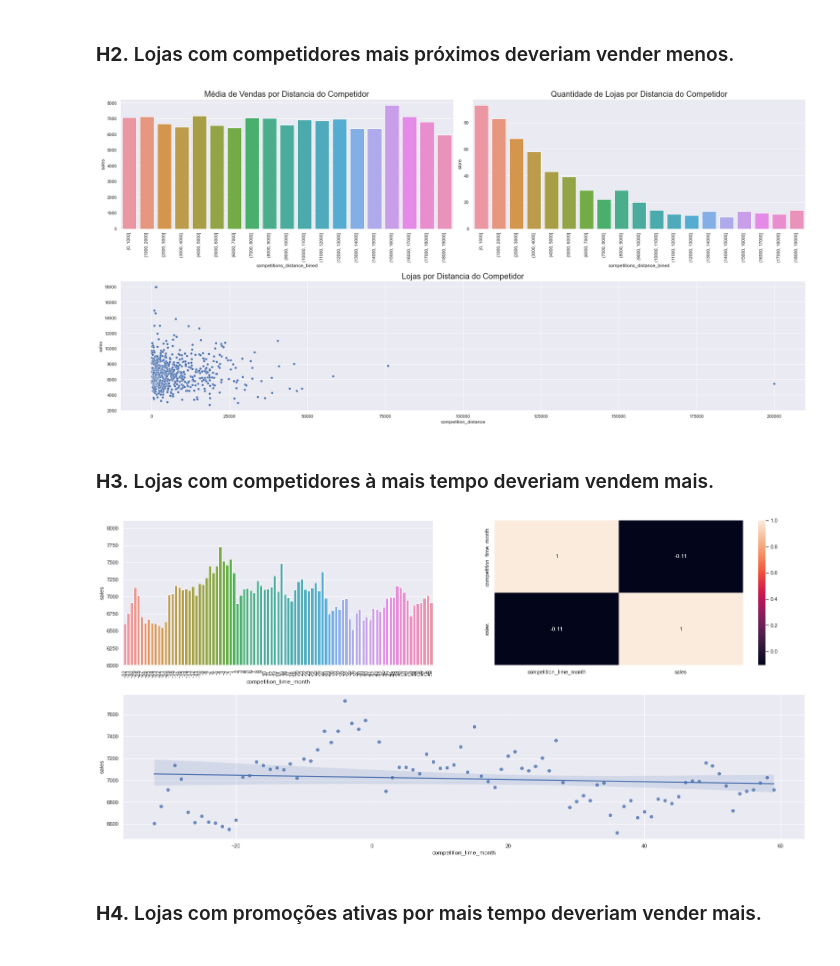
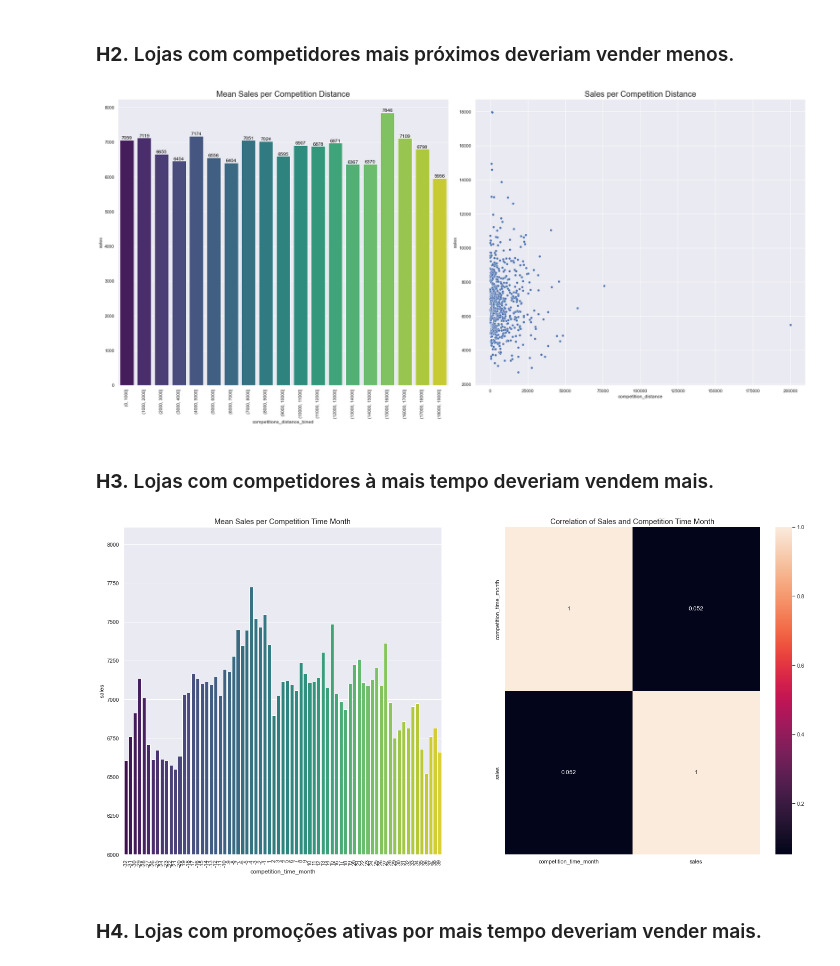
Before and after one commit to ArthurMesquita96/Rossmann-Predict-Sales, a Jupyter notebook: m09_v01_store_sales_predicton.ipynb, the cells around one changed output. Cells and saved outputs as stored; diff of their text form; code cells hidden in the pictures.

```diff
--- a/m09_v01_store_sales_predicton.ipynb
+++ b/m09_v01_store_sales_predicton.ipynb
@@ -649,57 +743,56 @@ sns.lineplot(data=aux2[aux2['assortment'] == 'extra'], x='date',y='sales')
 # %% [markdown]
 ### **H2.** Lojas com competidores mais próximos deveriam vender menos.
 # %%
-grid = GridSpec(2,2)
+grid = GridSpec(1,2)
 
 plt.subplot(grid[0,0])
+
 aux1 = df4[['competition_distance','sales']].groupby('competition_distance').mean().reset_index()
 bins = list(np.arange(0,20000,1000))
 aux1['competitions_distance_bined'] = pd.cut(aux1['competition_distance'],bins=bins)
 aux2 = aux1[['competitions_distance_bined','sales']].groupby('competitions_distance_bined').mean().reset_index()
-sns.barplot(x='competitions_distance_bined',y='sales',data=aux2)
-plt.title('Média de Vendas por Distancia do Competidor',size=20)
+
+# bar plot
+g = sns.barplot(x='competitions_distance_bined',y='sales',data=aux2,palette='viridis')
+plt.title('Mean Sales per Competition Distance',size=20)
 plt.xticks(rotation=90)
+# incluindo labels nas barras
+for i in g.containers:
+    g.bar_label(i, color='black', label_type= 'edge',fontsize=12,fmt='%.0f',rotation=0)
 
+# scatter plot
 plt.subplot(grid[0,1])
-aux3 = df4[['competition_distance','store']].groupby('competition_distance').count().reset_index()
-aux3['competitions_distance_bined'] = pd.cut(aux3['competition_distance'],bins=bins)
-aux4 = aux3[['competitions_distance_bined','store']].groupby('competitions_distance_bined').count().reset_index()
-sns.barplot(data=aux4, x='competitions_distance_bined',y='store')
-plt.title('Quantidade de Lojas por Distancia do Competidor',size=20)
-plt.xticks(rotation=90)
-
-plt.subplot(grid[1,:])
 sns.scatterplot(x='competition_distance', y='sales',data=aux1);
-plt.title('Lojas por Distancia do Competidor',size=20)
-
-# plt.subplot(grid[0,1])
-# sns.heatmap(aux1.corr(method='pearson'),annot=True);
+plt.title('Sales per Competition Distance',size=20)
 plt.tight_layout()
+plt.savefig("img//H2.png",dpi=300)
 # %% [output]
-[figure, old version]
+[figure, new version]
 # %% [markdown]
 ### **H3.** Lojas com competidores à mais tempo deveriam vendem mais.
 # %%
-grid = GridSpec(2,2)
+grid = GridSpec(1,2)
 
-plt.subplot(grid[0,0])
+plt.subplot( grid[0,0] )
+plt.title( 'Mean Sales per Competition Time Month', fontsize = 15 )
 aux1 = df4[['competition_time_month','sales']].groupby('competition_time_month').mean().reset_index()
-aux2 = aux1[(aux1['competition_time_month'] < 60) & (aux1['competition_time_month'] != 0)]
-sns.barplot(x='competition_time_month',y='sales',data=aux2);
-plt.xticks(rotation=90)
-plt.ylim(bottom=6000)
-
-plt.subplot(grid[1,:])
-sns.regplot(x='competition_time_month', y='sales',data=aux2);
+aux2 = aux1[( aux1['competition_time_month'] < 40 ) & ( aux1['competition_time_month'] != 0 )]
+sns.barplot( x = 'competition_time_month', y = 'sales', data = aux2, palette = 'viridis');
+plt.xticks( rotation = 90 )
+plt.ylim( bottom = 6000 )
 
 plt.subplot(grid[0,1])
-# aux1 = df4[['competition_time_month','store']].groupby('competition_time_month').count().reset_index()
-# aux2 = aux1[(aux1['competition_time_month'] < 60) & (aux1['competition_time_month'] != 0)]
-# sns.barplot(x='competition_time_month',y='store',data=aux2);
-# plt.xticks(rotation=90);
-sns.heatmap(aux2.corr(method='pearson'),annot=True);
+plt.title('Correlation of Sales and Competition Time Month', fontsize = 15)
+sns.heatmap( aux2.corr(method='pearson'), annot = True);
+
+plt.savefig("img//H3.png",dpi=300)
+
+# plt.subplot(grid[1,:])
+# plt.title('Tendence of Sales per Competition Time Month', fontsize=15)
+# sns.regplot(x='competition_time_month', y='sales',data=aux2);
+# plt.tight_layout()
 # %% [output]
-[figure, old version]
+[figure, new version]
 # %% [markdown]
 ### **H4.** Lojas com promoções ativas por mais tempo deveriam vender mais.
 # %%
```
Also changed, not shown: parts of 55 cells of this notebook, 11 other files.
